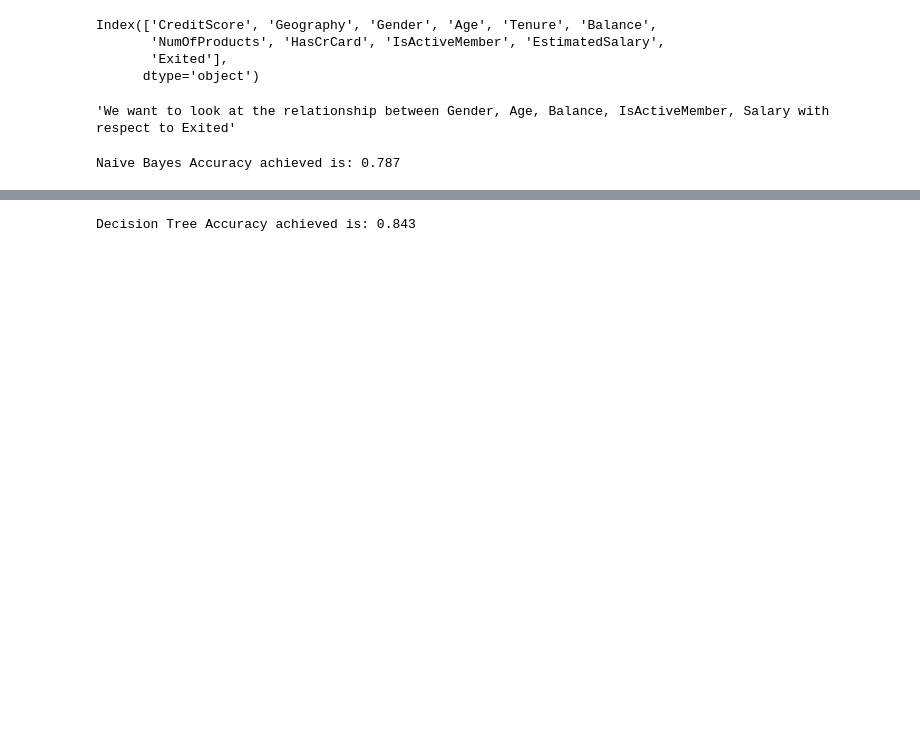
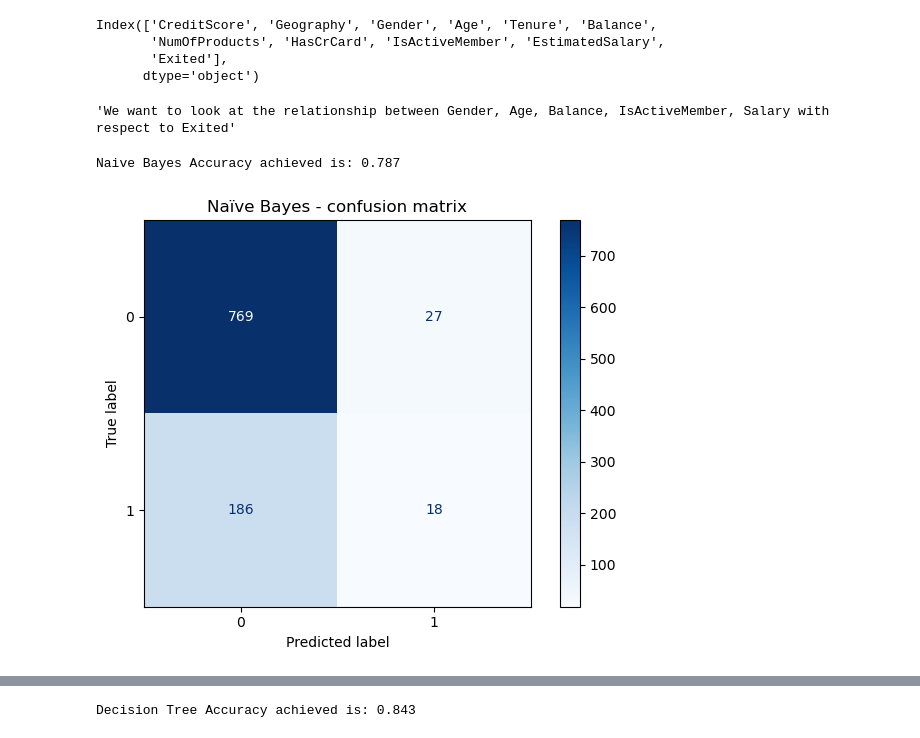
Before and after one commit to ramprashant66/CSC177_Poject1, a Jupyter notebook: assignment 3/Assignment3.ipynb, the cells around one changed output, grey strips where cells are left out. Saved outputs shown, nothing was run; the diff lists cells and outputs as text; code cells hidden in the pictures; blank space fills up the shorter version.

```diff
--- a/assignment 3/Assignment3.ipynb
+++ b/assignment 3/Assignment3.ipynb
@@ -194,17 +194,31 @@ test_x = first_k_rows.drop(['Exited'], axis=1)
 # %%
 '''
 1. We attempt to create the Naive Baynes model
 '''
 
 from sklearn.metrics import accuracy_score
+from sklearn.metrics import ConfusionMatrixDisplay
 from sklearn.naive_bayes import GaussianNB as naive_bayes
+
+accuracy_of_models = []
 
 classification_naive_bayes = naive_bayes()
 classification_naive_bayes.fit(x, y)
 y_pred_naive_bayes = classification_naive_bayes.predict(test_x)
+accuracy_of_models.append(f'Naive Bayes Accuracy achieved is: {accuracy_score(test_y, y_pred_naive_bayes)}')
 print(f'Naive Bayes Accuracy achieved is: {accuracy_score(test_y, y_pred_naive_bayes)}')
+
+ConfusionMatrixDisplay.from_predictions(
+    test_y,
+    y_pred_naive_bayes,
+    cmap="Blues"
+)
+plt.title("Naïve Bayes - confusion matrix")
+plt.tight_layout()
+plt.show()
 # %% [output]
 Naive Bayes Accuracy achieved is: 0.787
+[figure, added]
 # %%
 '''
 2. We attempt to create the KNN model
```
Also changed, not shown: parts of 17 cells of this notebook.
